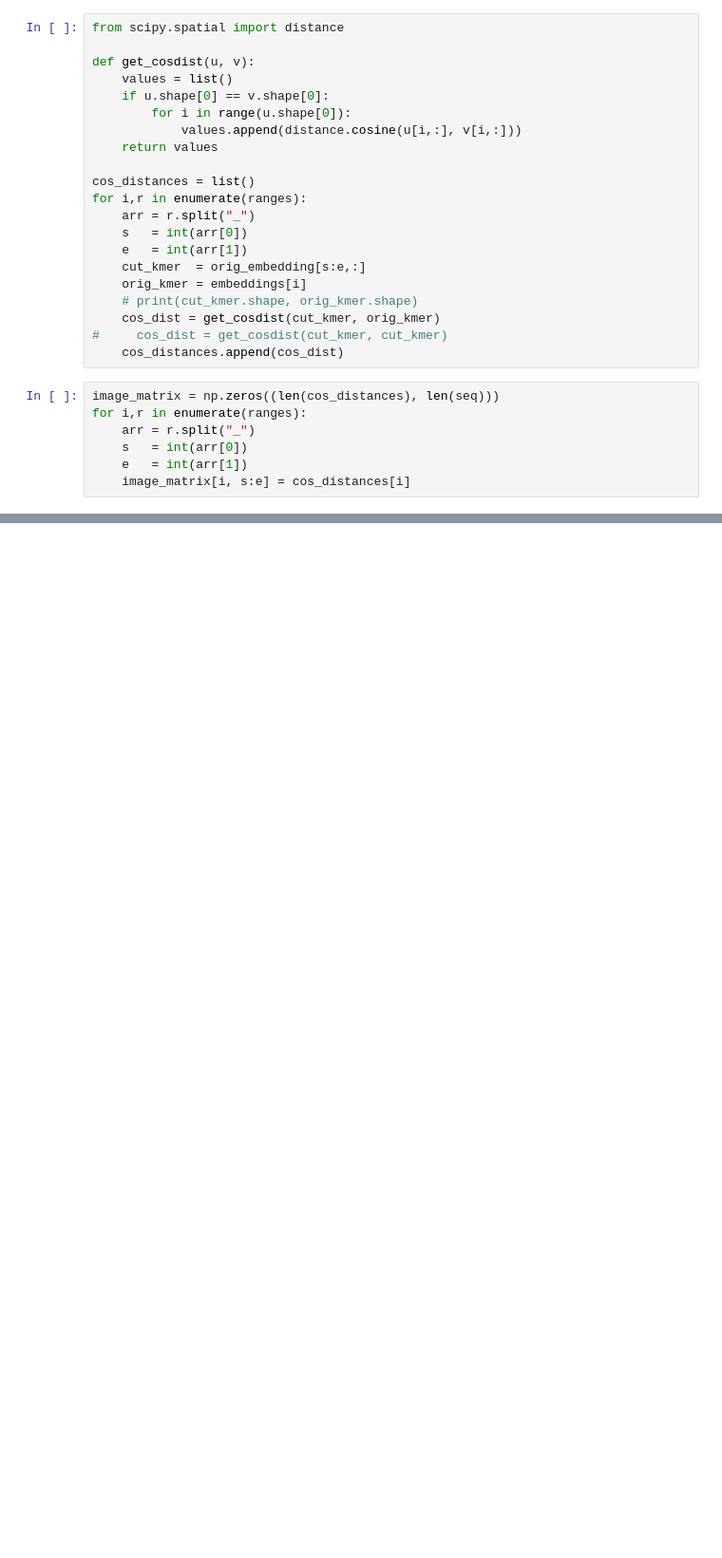
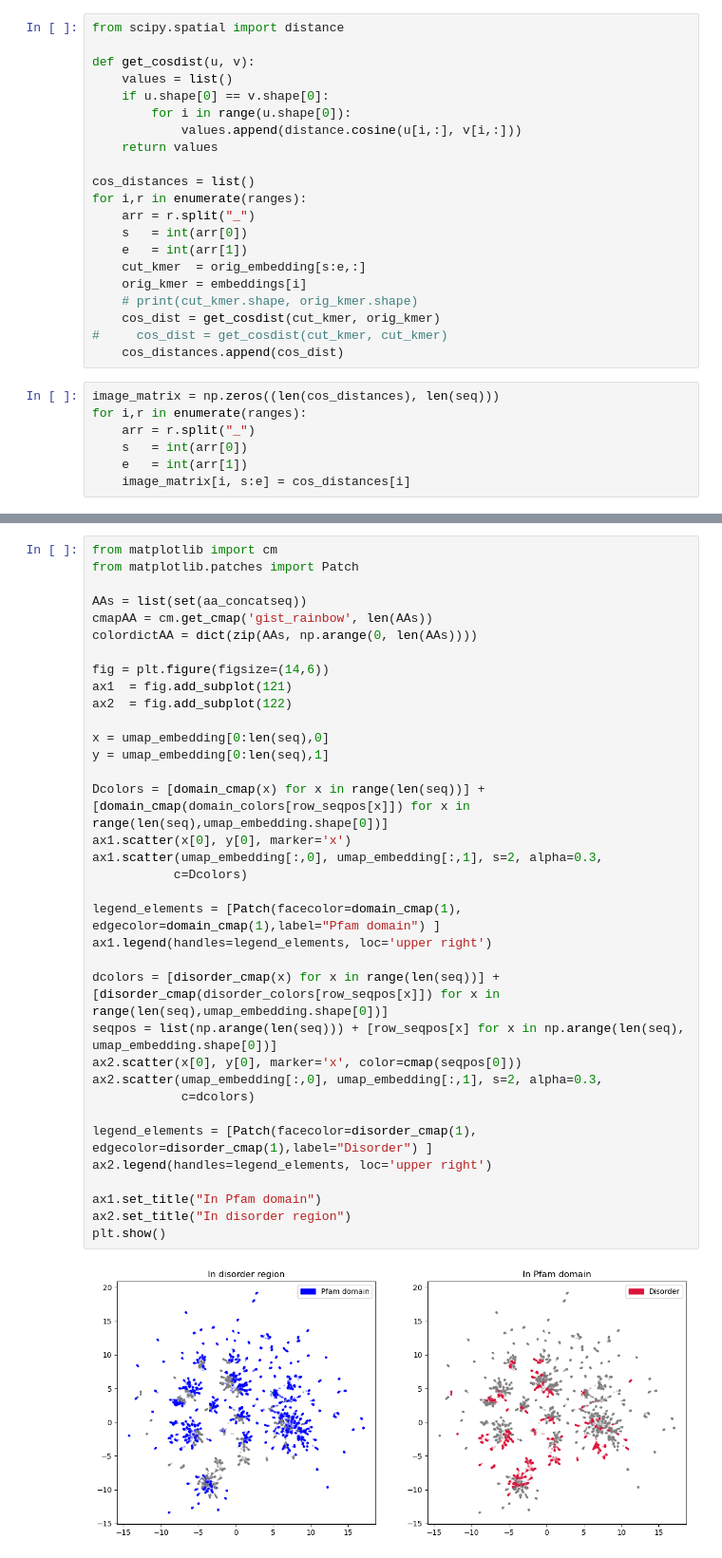
Before and after one commit to francosimonetti/disorder_flavours, a Jupyter notebook: kmer_analysis.ipynb, the cells around one changed output, grey strips where cells are left out. Shown at 95% size. Cells and saved outputs as stored; diff of their text form; blank space fills up the shorter version.

```diff
--- a/kmer_analysis.ipynb
+++ b/kmer_analysis.ipynb
@@ -148,0 +295,37 @@ embeddings_array.shape
+# %%
+from matplotlib import cm
+from matplotlib.patches import Patch
+
+AAs = list(set(aa_concatseq))
+cmapAA = cm.get_cmap('gist_rainbow', len(AAs))
+colordictAA = dict(zip(AAs, np.arange(0, len(AAs))))
+
+fig = plt.figure(figsize=(14,6))
+ax1  = fig.add_subplot(121)
+ax2  = fig.add_subplot(122)
+
+x = umap_embedding[0:len(seq),0]
+y = umap_embedding[0:len(seq),1]
+
+Dcolors = [domain_cmap(x) for x in range(len(seq))] + [domain_cmap(domain_colors[row_seqpos[x]]) for x in range(len(seq),umap_embedding.shape[0])]
+ax1.scatter(x[0], y[0], marker='x')
+ax1.scatter(umap_embedding[:,0], umap_embedding[:,1], s=2, alpha=0.3,
+           c=Dcolors)
+
+legend_elements = [Patch(facecolor=domain_cmap(1), edgecolor=domain_cmap(1),label="Pfam domain") ]
+ax1.legend(handles=legend_elements, loc='upper right')
+
+dcolors = [disorder_cmap(x) for x in range(len(seq))] + [disorder_cmap(disorder_colors[row_seqpos[x]]) for x in range(len(seq),umap_embedding.shape[0])]
+seqpos = list(np.arange(len(seq))) + [row_seqpos[x] for x in np.arange(len(seq), umap_embedding.shape[0])]
+ax2.scatter(x[0], y[0], marker='x', color=cmap(seqpos[0]))
+ax2.scatter(umap_embedding[:,0], umap_embedding[:,1], s=2, alpha=0.3,
+            c=dcolors)
+
+legend_elements = [Patch(facecolor=disorder_cmap(1), edgecolor=disorder_cmap(1),label="Disorder") ]
+ax2.legend(handles=legend_elements, loc='upper right')
+
+ax1.set_title("In Pfam domain")
+ax2.set_title("In disorder region")
+plt.show()
+# %% [output]
+[figure, added]
```
Also changed, not shown: parts of 17 cells of this notebook, 2 other files.
